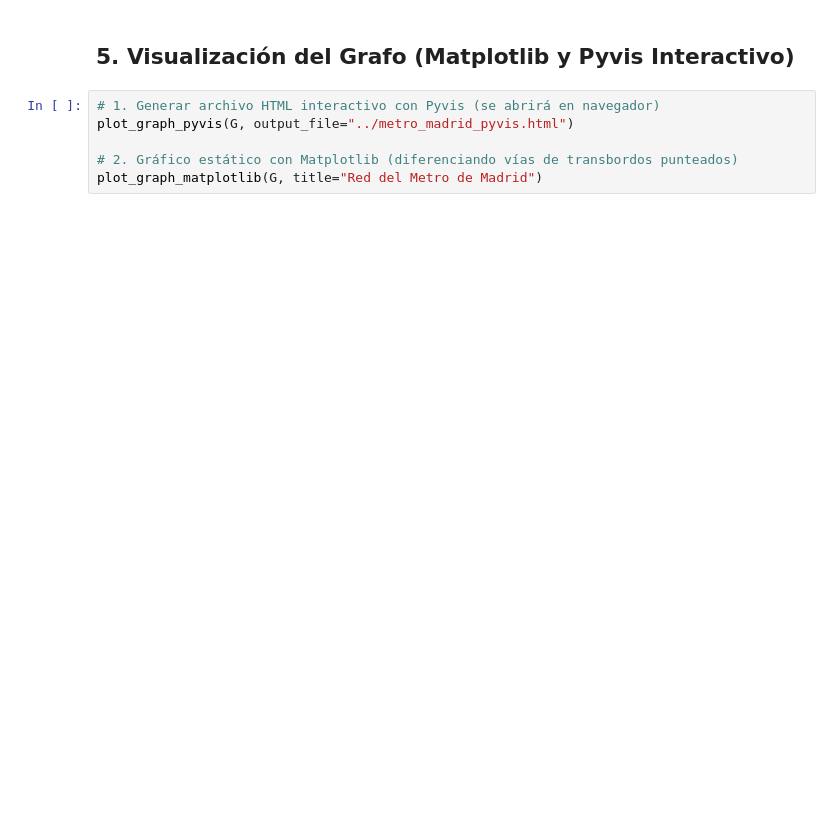
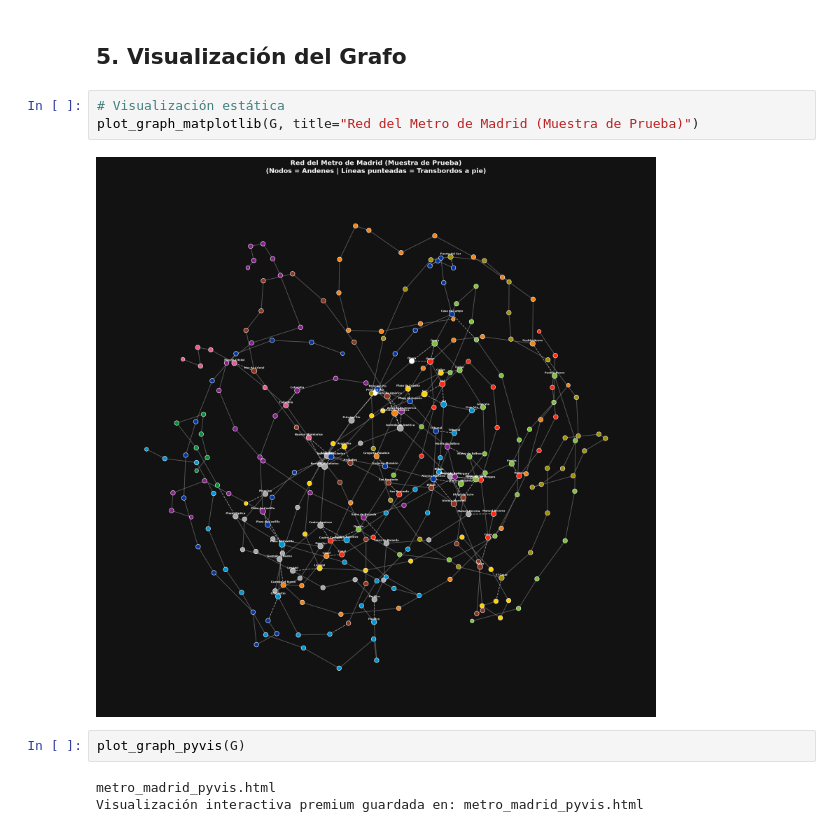
Before and after one commit to mathiaslozano1/metro_madrid, a Jupyter notebook: notebooks/Proyecto_Metro_Madrid.ipynb, the cells around one changed output. Cells and saved outputs as stored; diff of their text form; blank space fills up the shorter version.

```diff
--- a/notebooks/Proyecto_Metro_Madrid.ipynb
+++ b/notebooks/Proyecto_Metro_Madrid.ipynb
@@ -114,8 +108,12 @@ print(f"Número de componentes resultantes: {resultado_corte['num_components']}"
 # %% [markdown]
-## 5. Visualización del Grafo (Matplotlib y Pyvis Interactivo)
+## 5. Visualización del Grafo
-# %%
-# 1. Generar archivo HTML interactivo con Pyvis (se abrirá en navegador)
-plot_graph_pyvis(G, output_file="../metro_madrid_pyvis.html")
-
-# 2. Gráfico estático con Matplotlib (diferenciando vías de transbordos punteados)
-plot_graph_matplotlib(G, title="Red del Metro de Madrid")
+# %%
+# Visualización estática
+plot_graph_matplotlib(G, title="Red del Metro de Madrid (Muestra de Prueba)")
+# %% [output]
+[figure, added]
+# %%
+plot_graph_pyvis(G)
+# %% [output]
+metro_madrid_pyvis.html
+Visualización interactiva premium guardada en: metro_madrid_pyvis.html
```
Also changed, not shown: parts of 16 cells of this notebook, 2 other files.
